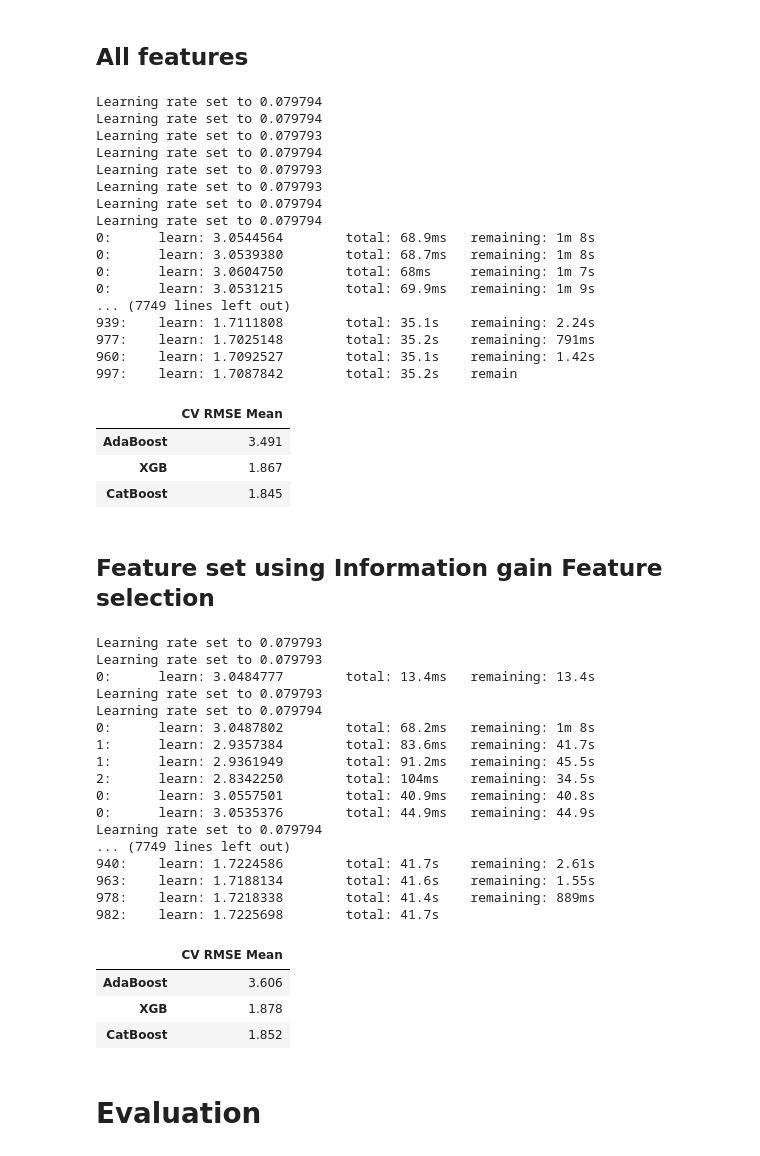
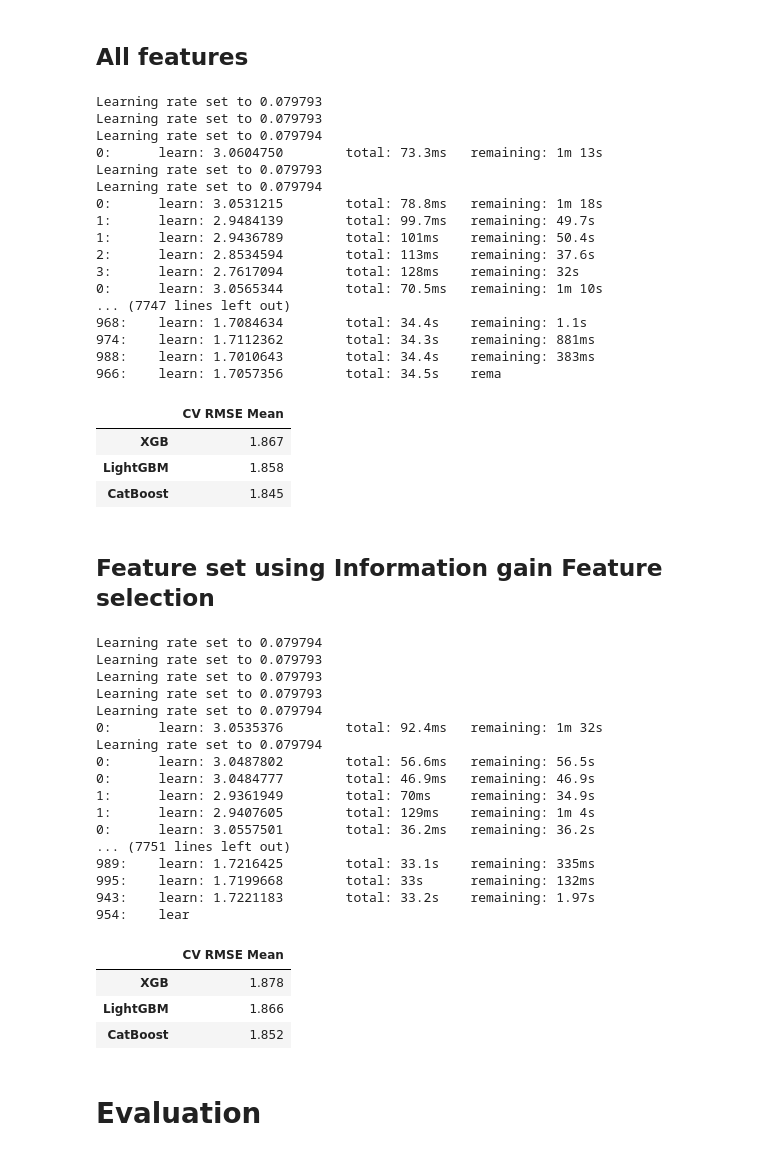
Before and after one commit to raydiwill/Abalone-Regression-KaggleC, a Jupyter notebook: model.ipynb, the cells around one changed output. Cells and saved outputs as stored; diff of their text form; code cells hidden in the pictures.

```diff
--- a/model.ipynb
+++ b/model.ipynb
@@ -283,7 +282,7 @@ info_gain_df
 # Create regressors
 xgb_reg = XGBRegressor()
 catboost_reg = CatBoostRegressor()
-adaboost_reg = AdaBoostRegressor()
+lgbm_reg = LGBMRegressor()
 # %% [markdown]
 ## All features
 # %%
@@ -293,44 +292,44 @@ start_time = time.time()
 # Fit the regressors with cross validation
 xgb_cv = cross_val_score(xgb_reg, X_train_processed, y_train, cv=fold, scoring='neg_root_mean_squared_error', n_jobs=-1)
 catboost_cv = cross_val_score(catboost_reg, X_train_processed, y_train, cv=fold, scoring='neg_root_mean_squared_error', n_jobs=-1)
-adaboost_cv = cross_val_score(adaboost_reg, X_train_processed, y_train, cv=fold, scoring='neg_root_mean_squared_error', n_jobs=-1)
+lgbm_cv = cross_val_score(lgbm_reg, X_train_processed, y_train, cv=fold, scoring='neg_root_mean_squared_error', n_jobs=-1)
 
 end_time = time.time()
 print(f"\n\nExecution time with all features: {round(end_time - start_time, 2)} seconds")
 # %% [output]
-Learning rate set to 0.079794
-Learning rate set to 0.079794
-Learning rate set to 0.079793
-Learning rate set to 0.079794
 Learning rate set to 0.079793
 Learning rate set to 0.079793
 Learning rate set to 0.079794
+0:      learn: 3.0604750        total: 73.3ms   remaining: 1m 13s
+Learning rate set to 0.079793
 Learning rate set to 0.079794
-0:      learn: 3.0544564        total: 68.9ms   remaining: 1m 8s
-0:      learn: 3.0539380        total: 68.7ms   remaining: 1m 8s
-0:      learn: 3.0604750        total: 68ms     remaining: 1m 7s
-0:      learn: 3.0531215        total: 69.9ms   remaining: 1m 9s
-... (7749 lines left out)
-939:    learn: 1.7111808        total: 35.1s    remaining: 2.24s
-977:    learn: 1.7025148        total: 35.2s    remaining: 791ms
-960:    learn: 1.7092527        total: 35.1s    remaining: 1.42s
-997:    learn: 1.7087842        total: 35.2s    remain
+0:      learn: 3.0531215        total: 78.8ms   remaining: 1m 18s
+1:      learn: 2.9484139        total: 99.7ms   remaining: 49.7s
+1:      learn: 2.9436789        total: 101ms    remaining: 50.4s
+2:      learn: 2.8534594        total: 113ms    remaining: 37.6s
+3:      learn: 2.7617094        total: 128ms    remaining: 32s
+0:      learn: 3.0565344        total: 70.5ms   remaining: 1m 10s
+... (7747 lines left out)
+968:    learn: 1.7084634        total: 34.4s    remaining: 1.1s
+974:    learn: 1.7112362        total: 34.3s    remaining: 881ms
+988:    learn: 1.7010643        total: 34.4s    remaining: 383ms
+966:    learn: 1.7057356        total: 34.5s    rema
 # %%
-cv_scores = [xgb_cv, catboost_cv, adaboost_cv]
+cv_scores = [xgb_cv, catboost_cv, lgbm_cv]
 
 # Convert negative RMSE values back to positive
 cv_scores_positive = [-score for score in cv_scores]
 
 # Calculate the mean of the positive RMSE scores
 cv_mean = [round(np.mean(scores), 3) for scores in cv_scores_positive]
 
 # Display as dataframe
-all_features_rmse_scores = pd.DataFrame({"CV RMSE Mean": cv_mean}, index=[names for names in ["XGB", "CatBoost", "AdaBoost"]])
+all_features_rmse_scores = pd.DataFrame({"CV RMSE Mean": cv_mean}, index=[names for names in ["XGB", "CatBoost", "LightGBM"]])
 all_features_rmse_scores.sort_values(by="CV RMSE Mean", ascending=False)
 # %% [output]
 |  | CV RMSE Mean |
-| AdaBoost | 3.491 |
 | XGB | 1.867 |
+| LightGBM | 1.858 |
 | CatBoost | 1.845 |
 # %% [markdown]
 ## Feature set using Information gain Feature selection
@@ -357,30 +356,30 @@ start_time = time.time()
 # Fit the regressors with cross validation
 xgb_cv = cross_val_score(xgb_reg, X_train_ig_processed, y_train_ig, cv=fold, scoring='neg_root_mean_squared_error', n_jobs=-1)
 catboost_cv = cross_val_score(catboost_reg, X_train_ig_processed, y_train_ig, cv=fold, scoring='neg_root_mean_squared_error', n_jobs=-1)
-adaboost_cv = cross_val_score(adaboost_reg, X_train_ig_processed, y_train_ig, cv=fold, scoring='neg_root_mean_squared_error', n_jobs=-1)
+lgbm_cv = cross_val_score(lgbm_reg, X_train_ig_processed, y_train_ig, cv=fold, scoring='neg_root_mean_squared_error', n_jobs=-1)
 
 end_time = time.time()
 print(f"\n\nExecution time with Information gain features: {round(end_time - start_time, 2)} seconds")
 # %% [output]
+Learning rate set to 0.079794
 Learning rate set to 0.079793
 Learning rate set to 0.079793
-0:      learn: 3.0484777        total: 13.4ms   remaining: 13.4s
 Learning rate set to 0.079793
 Learning rate set to 0.079794
-0:      learn: 3.0487802        total: 68.2ms   remaining: 1m 8s
-1:      learn: 2.9357384        total: 83.6ms   remaining: 41.7s
-1:      learn: 2.9361949        total: 91.2ms   remaining: 45.5s
-2:      learn: 2.8342250        total: 104ms    remaining: 34.5s
-0:      learn: 3.0557501        total: 40.9ms   remaining: 40.8s
-0:      learn: 3.0535376        total: 44.9ms   remaining: 44.9s
+0:      learn: 3.0535376        total: 92.4ms   remaining: 1m 32s
 Learning rate set to 0.079794
-... (7749 lines left out)
-940:    learn: 1.7224586        total: 41.7s    remaining: 2.61s
-963:    learn: 1.7188134        total: 41.6s    remaining: 1.55s
-978:    learn: 1.7218338        total: 41.4s    remaining: 889ms
-982:    learn: 1.7225698        total: 41.7s
+0:      learn: 3.0487802        total: 56.6ms   remaining: 56.5s
+0:      learn: 3.0484777        total: 46.9ms   remaining: 46.9s
+1:      learn: 2.9361949        total: 70ms     remaining: 34.9s
+1:      learn: 2.9407605        total: 129ms    remaining: 1m 4s
+0:      learn: 3.0557501        total: 36.2ms   remaining: 36.2s
+... (7751 lines left out)
+989:    learn: 1.7216425        total: 33.1s    remaining: 335ms
+995:    learn: 1.7199668        total: 33s      remaining: 132ms
+943:    learn: 1.7221183        total: 33.2s    remaining: 1.97s
+954:    lear
 # %%
-cv_scores = [xgb_cv, catboost_cv, adaboost_cv]
+cv_scores = [xgb_cv, catboost_cv, lgbm_cv]
 
 # Convert negative RMSE values back to positive
 cv_scores_positive = [-score for score in cv_scores]
@@ -389,12 +388,12 @@ cv_scores_positive = [-score for score in cv_scores]
 cv_mean = [round(np.mean(scores), 3) for scores in cv_scores_positive]
 
 # Display as dataframe
-info_gain_features_rmse_scores = pd.DataFrame({"CV RMSE Mean": cv_mean}, index=[names for names in ["XGB", "CatBoost", "AdaBoost"]])
+info_gain_features_rmse_scores = pd.DataFrame({"CV RMSE Mean": cv_mean}, index=[names for names in ["XGB", "CatBoost", "LightGBM"]])
 info_gain_features_rmse_scores.sort_values(by="CV RMSE Mean", ascending=False)
 # %% [output]
 |  | CV RMSE Mean |
-| AdaBoost | 3.606 |
 | XGB | 1.878 |
+| LightGBM | 1.866 |
 | CatBoost | 1.852 |
 # %% [markdown]
 # Evaluation
```
Also changed, not shown: parts of 3 cells of this notebook.
